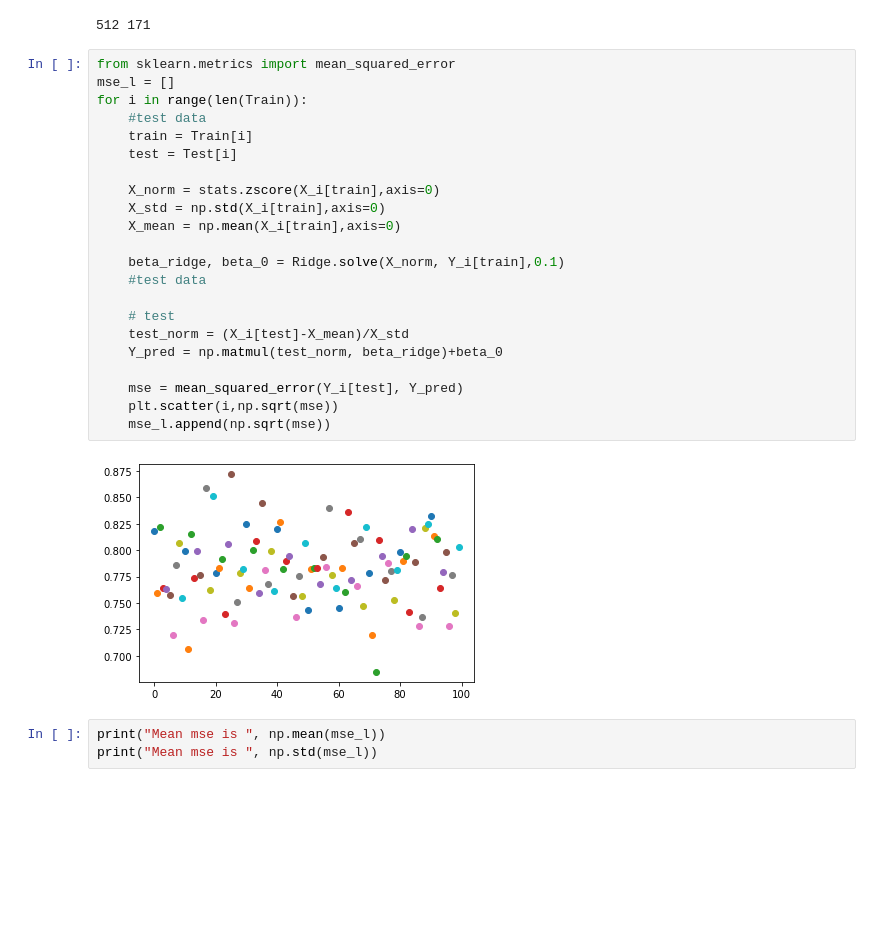
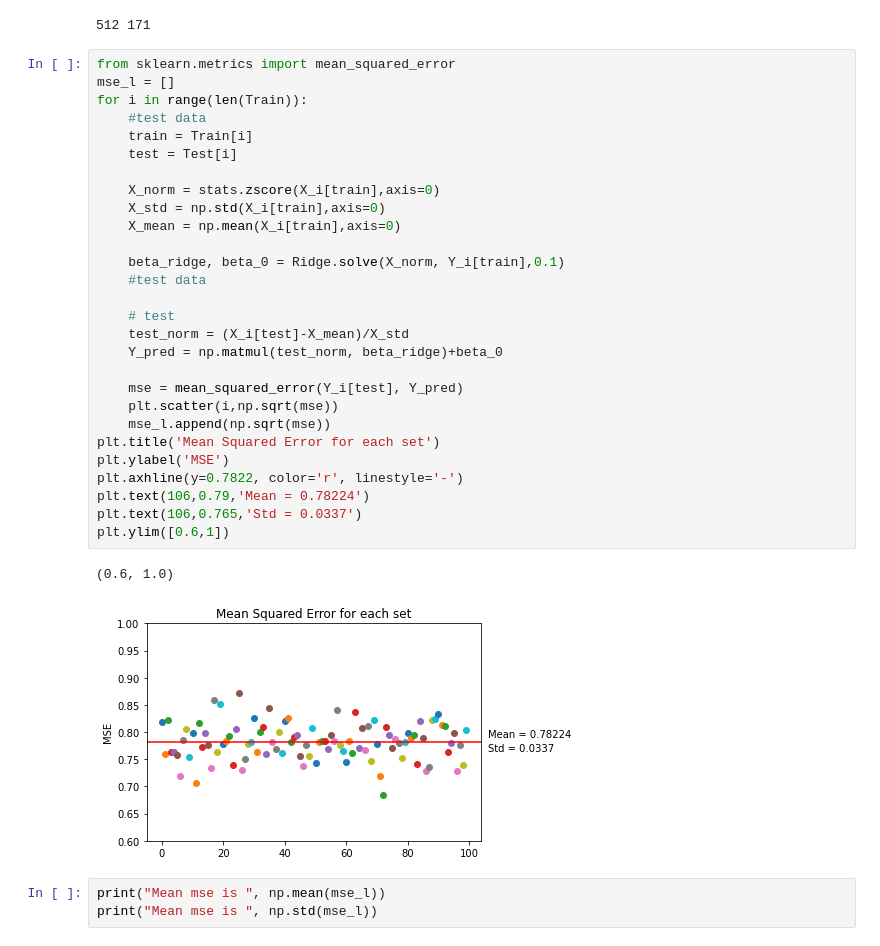
Before and after one commit to MunjungKim/ridge_regression, a Jupyter notebook: Final_version.ipynb, the cells around one changed output. Saved outputs shown, nothing was run; the diff lists cells and outputs as text; blank space fills up the shorter version.

```diff
--- a/Final_version.ipynb
+++ b/Final_version.ipynb
@@ -196,27 +197,34 @@ print("%s %s" % (len(train_index), len(test_index)))
 # %%
 from sklearn.metrics import mean_squared_error
 mse_l = []
 for i in range(len(Train)):
     #test data
     train = Train[i]
     test = Test[i]
 
     X_norm = stats.zscore(X_i[train],axis=0)
     X_std = np.std(X_i[train],axis=0)
     X_mean = np.mean(X_i[train],axis=0)
 
     beta_ridge, beta_0 = Ridge.solve(X_norm, Y_i[train],0.1)
     #test data
 
     # test
     test_norm = (X_i[test]-X_mean)/X_std
     Y_pred = np.matmul(test_norm, beta_ridge)+beta_0
 
     mse = mean_squared_error(Y_i[test], Y_pred)
     plt.scatter(i,np.sqrt(mse))
     mse_l.append(np.sqrt(mse))
+plt.title('Mean Squared Error for each set')
+plt.ylabel('MSE')
+plt.axhline(y=0.7822, color='r', linestyle='-')
+plt.text(106,0.79,'Mean = 0.78224')
+plt.text(106,0.765,'Std = 0.0337')
+plt.ylim([0.6,1])
 # %% [output]
+(0.6, 1.0)
-[figure, old version]
+[figure, new version]
 # %%
 print("Mean mse is ", np.mean(mse_l))
 print("Mean mse is ", np.std(mse_l))
```
Also changed, not shown: parts of 8 cells of this notebook.
